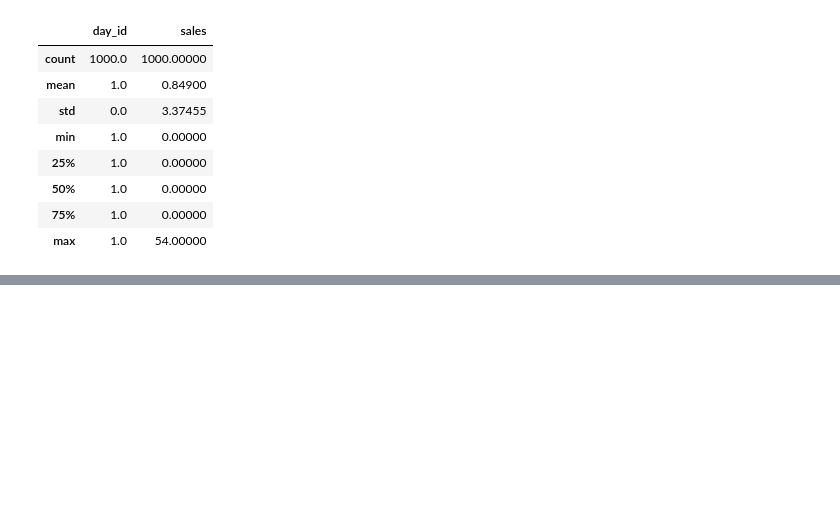
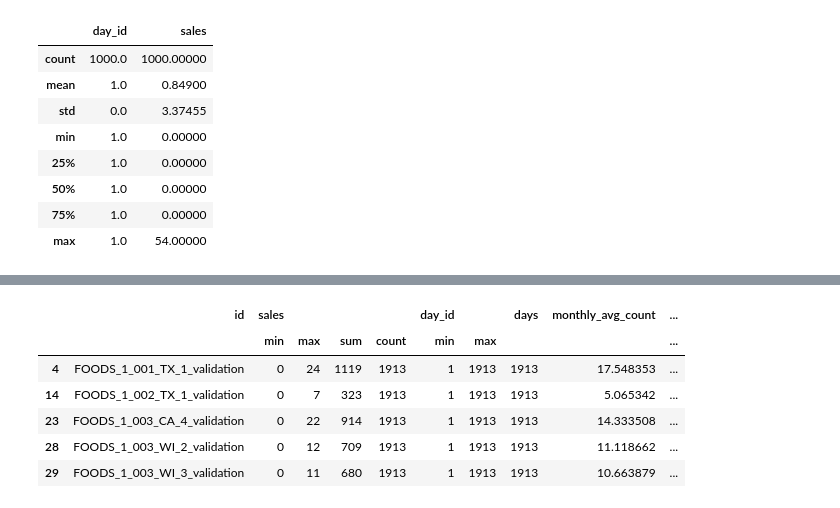
Before and after one commit to cluePrints/data-sci-fience, a Jupyter notebook: m5-forecasting-accuracy/0100. EDA.ipynb, the cells around one changed output, grey strips where cells are left out. Cells and saved outputs as stored; diff of their text form; code cells hidden in the pictures; blank space fills up the shorter version.

```diff
--- a/m5-forecasting-accuracy/0100. EDA.ipynb
+++ b/m5-forecasting-accuracy/0100. EDA.ipynb
@@ -445,0 +465,11 @@ df_sales_train_melt\
+# %%
+sales_agg['sporadic_by_monthly_avg'] = sales_agg['sales']['max'] > sales_agg['monthly_avg_count']
+sales_agg[sales_agg['sporadic_by_monthly_avg']].head()
+# %% [output]
+|  | id | sales |  |  |  | day_id |  | days | monthly_avg_count | ... |
+|  |  | min | max | sum | count | min | max |  |  | ... |
+| 4 | FOODS_1_001_TX_1_validation | 0 | 24 | 1119 | 1913 | 1 | 1913 | 1913 | 17.548353 | ... |
+| 14 | FOODS_1_002_TX_1_validation | 0 | 7 | 323 | 1913 | 1 | 1913 | 1913 | 5.065342 | ... |
+| 23 | FOODS_1_003_CA_4_validation | 0 | 22 | 914 | 1913 | 1 | 1913 | 1913 | 14.333508 | ... |
+| 28 | FOODS_1_003_WI_2_validation | 0 | 12 | 709 | 1913 | 1 | 1913 | 1913 | 11.118662 | ... |
+| 29 | FOODS_1_003_WI_3_validation | 0 | 11 | 680 | 1913 | 1 | 1913 | 1913 | 10.663879 | ... |
```
Also changed, not shown: parts of 17 cells of this notebook.
